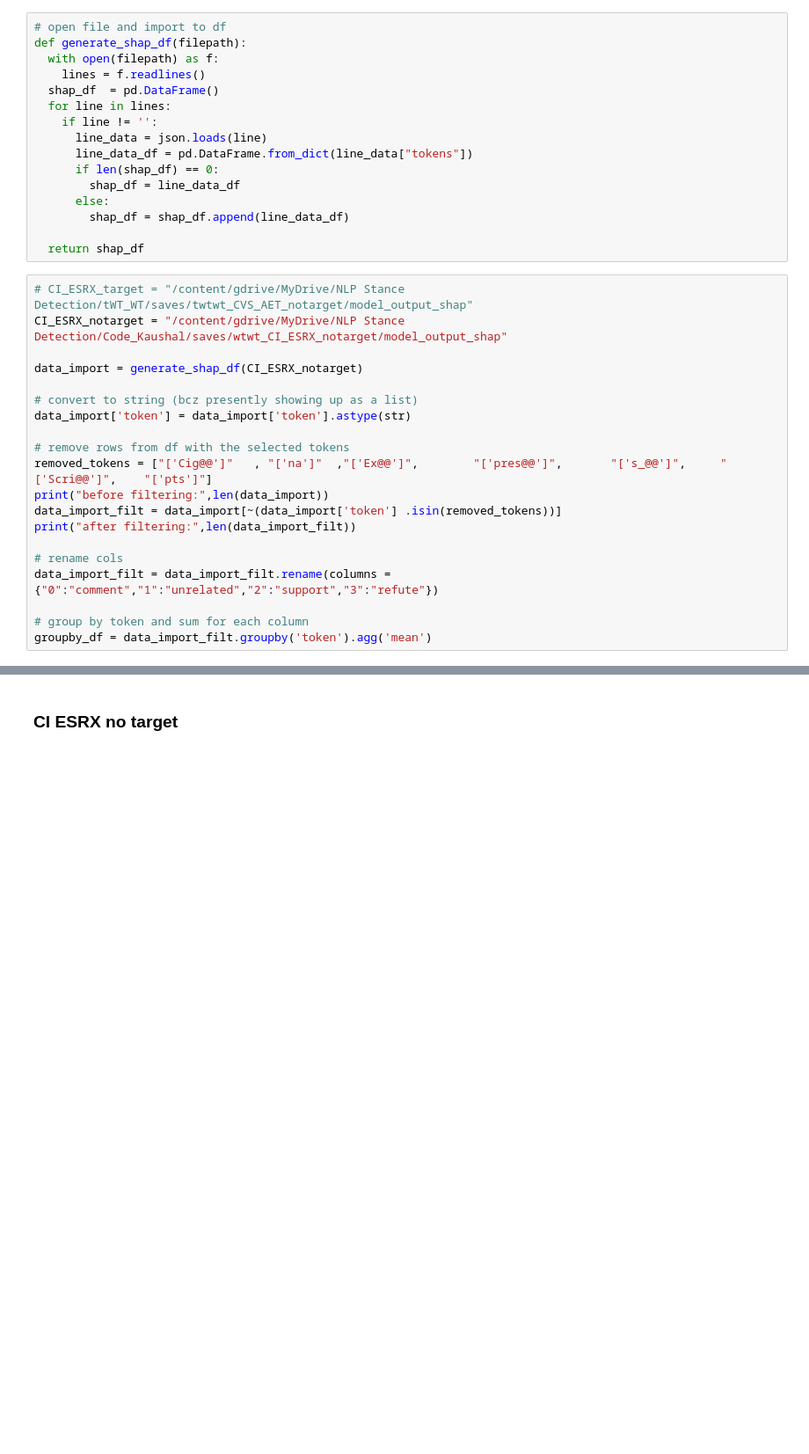
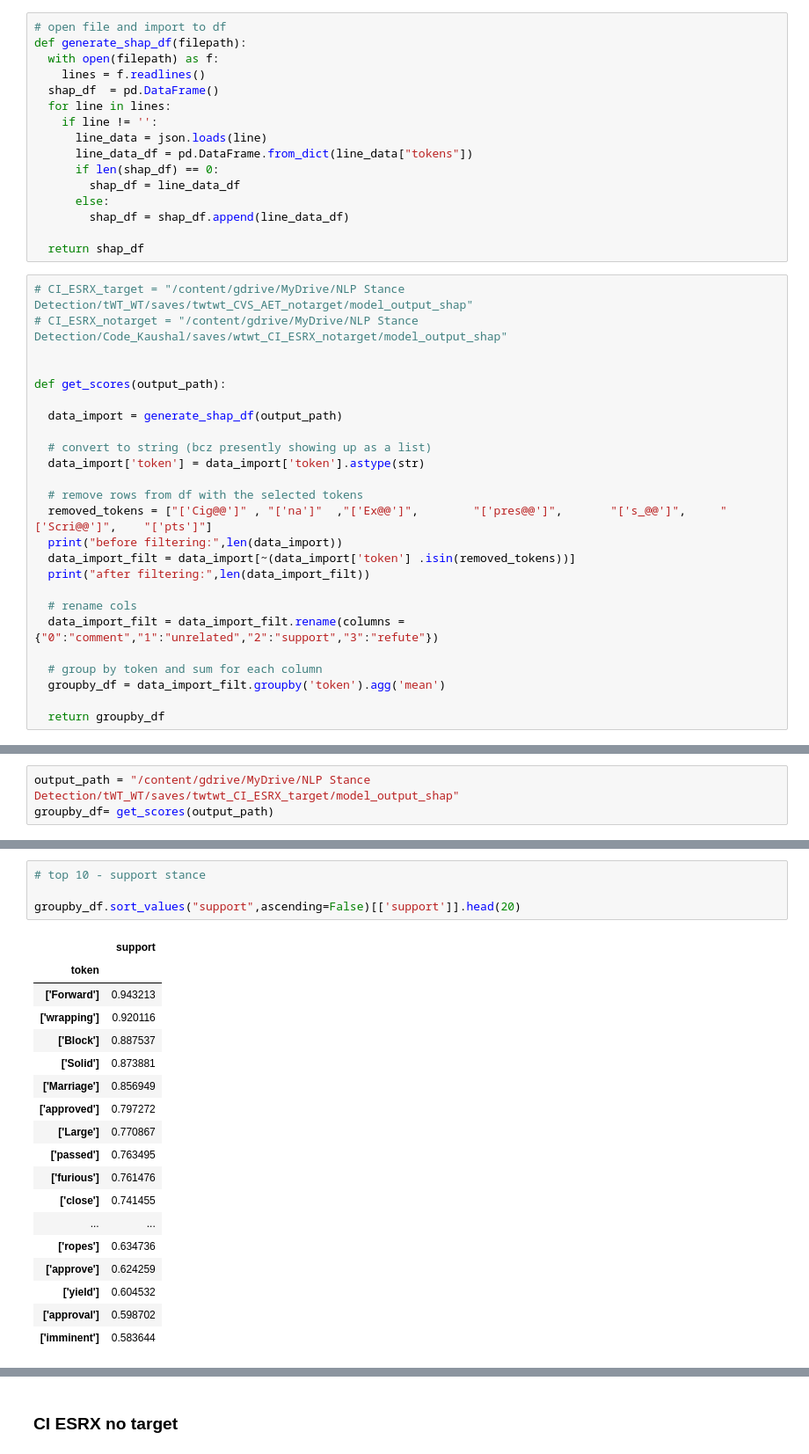
Before and after one commit to mangalm96/explainablenlp-info259, a Jupyter notebook: interpret_shap_analysis.ipynb, the cells around one changed output, grey strips where cells are left out. Shown at 88% size. Drawn from its saved outputs; the diff is of its cells as text; blank space fills up the shorter version.

Commit message:
twtwt CI ESRX shap output analysis

```diff
--- a/interpret_shap_analysis.ipynb
+++ b/interpret_shap_analysis.ipynb
@@ -235,21 +235,26 @@ def generate_shap_df(filepath):
   return shap_df
 # %%
 # CI_ESRX_target = "/content/gdrive/MyDrive/NLP Stance Detection/tWT_WT/saves/twtwt_CVS_AET_notarget/model_output_shap"
-CI_ESRX_notarget = "/content/gdrive/MyDrive/NLP Stance Detection/Code_Kaushal/saves/wtwt_CI_ESRX_notarget/model_output_shap"
+# CI_ESRX_notarget = "/content/gdrive/MyDrive/NLP Stance Detection/Code_Kaushal/saves/wtwt_CI_ESRX_notarget/model_output_shap"
 
-data_import = generate_shap_df(CI_ESRX_notarget)
 
-# convert to string (bcz presently showing up as a list)
-data_import['token'] = data_import['token'].astype(str)
+def get_scores(output_path):
 
-# remove rows from df with the selected tokens
-removed_tokens = ["['Cig@@']"	, "['na']"  ,"['Ex@@']",		"['pres@@']",		"['s_@@']",		"['Scri@@']",	"['pts']"]
-print("before filtering:",len(data_import))
-data_import_filt = data_import[~(data_import['token'] .isin(removed_tokens))]
-print("after filtering:",len(data_import_filt))
+  data_import = generate_shap_df(output_path)
 
-# rename cols
-data_import_filt = data_import_filt.rename(columns = {"0":"comment","1":"unrelated","2":"support","3":"refute"})
+  # convert to string (bcz presently showing up as a list)
+  data_import['token'] = data_import['token'].astype(str)
 
-# group by token and sum for each column
-groupby_df = data_import_filt.groupby('token').agg('mean')
+  # remove rows from df with the selected tokens
+  removed_tokens = ["['Cig@@']"	, "['na']"  ,"['Ex@@']",		"['pres@@']",		"['s_@@']",		"['Scri@@']",	"['pts']"]
+  print("before filtering:",len(data_import))
+  data_import_filt = data_import[~(data_import['token'] .isin(removed_tokens))]
+  print("after filtering:",len(data_import_filt))
+
+  # rename cols
+  data_import_filt = data_import_filt.rename(columns = {"0":"comment","1":"unrelated","2":"support","3":"refute"})
+
+  # group by token and sum for each column
+  groupby_df = data_import_filt.groupby('token').agg('mean')
+
+  return groupby_df
@@ -258,0 +263,3 @@ after filtering: 8111
+# %%
+output_path = "/content/gdrive/MyDrive/NLP Stance Detection/tWT_WT/saves/twtwt_CI_ESRX_target/model_output_shap"
+groupby_df= get_scores(output_path)
@@ -258,0 +269,23 @@ after filtering: 8111
+# %%
+# top 10 - support stance
+
+groupby_df.sort_values("support",ascending=False)[['support']].head(20)
+# %% [output]
+|  | support |
+| token |  |
+| ['Forward'] | 0.943213 |
+| ['wrapping'] | 0.920116 |
+| ['Block'] | 0.887537 |
+| ['Solid'] | 0.873881 |
+| ['Marriage'] | 0.856949 |
+| ['approved'] | 0.797272 |
+| ['Large'] | 0.770867 |
+| ['passed'] | 0.763495 |
+| ['furious'] | 0.761476 |
+| ['close'] | 0.741455 |
+| ... | ... |
+| ['ropes'] | 0.634736 |
+| ['approve'] | 0.624259 |
+| ['yield'] | 0.604532 |
+| ['approval'] | 0.598702 |
+| ['imminent'] | 0.583644 |
```
Also changed, not shown: parts of 4 cells of this notebook.
